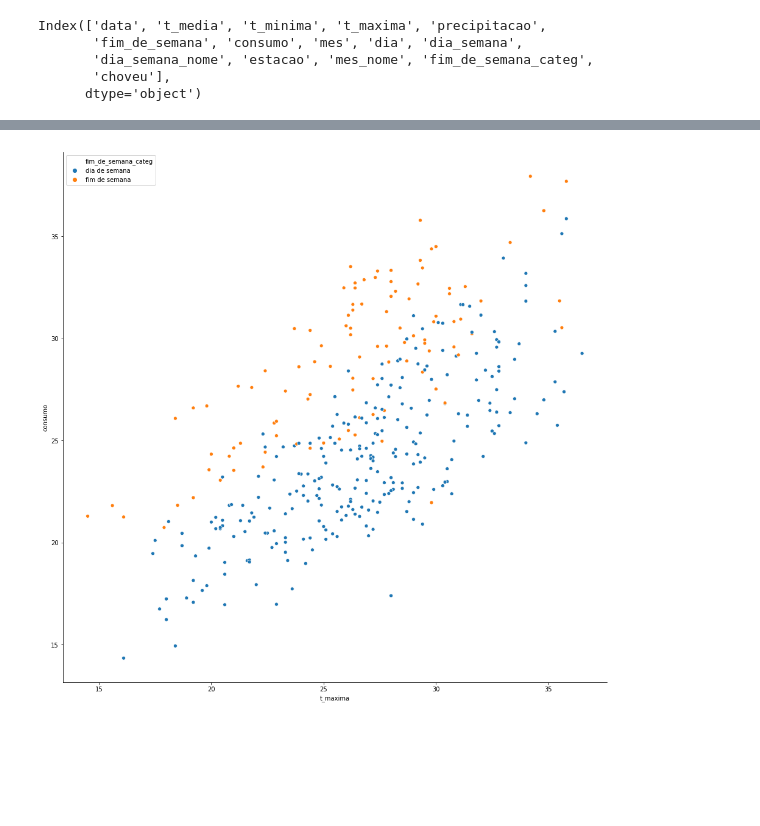
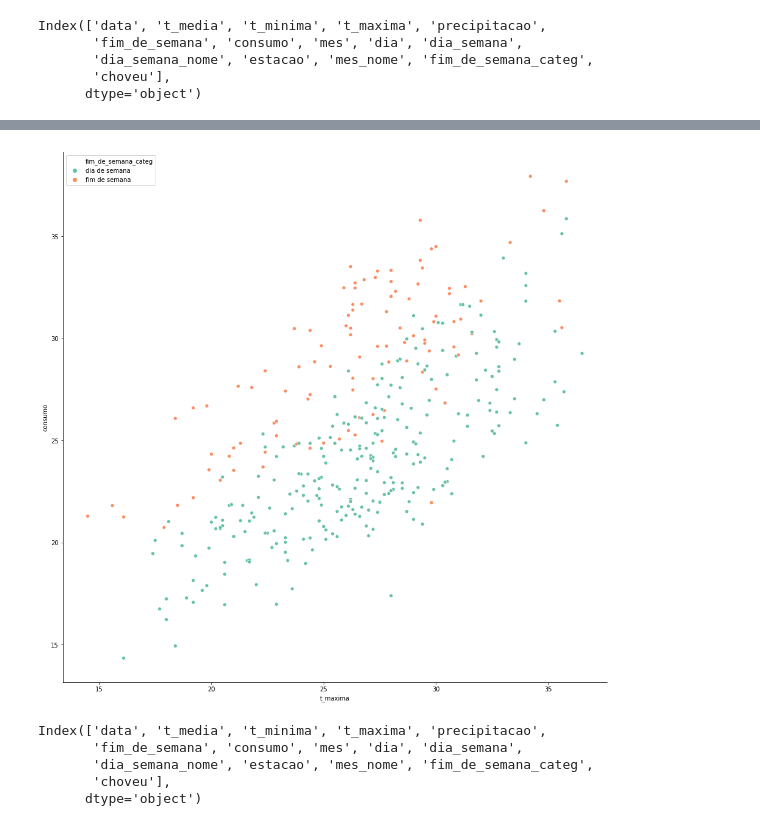
Before and after one commit to lorransr/beer_sp, a Jupyter notebook: beer_analysis.ipynb, the cells around one changed output, grey strips where cells are left out. Saved outputs shown, nothing was run; the diff lists cells and outputs as text; code cells hidden in the pictures; blank space fills up the shorter version.

```diff
--- a/beer_analysis.ipynb
+++ b/beer_analysis.ipynb
@@ -211,13 +211,14 @@ sns.despine()
 # %%
 f, ax = plt.subplots(figsize=(16, 16))
 sns.scatterplot(x = "t_maxima",
                 y="consumo",
                 hue = "fim_de_semana_categ",
+                palette = "Set2",
                 data = df)
 
 sns.despine()
 # %% [output]
-[figure, old version]
+[figure, new version]
 # %%
 from sklearn.compose import ColumnTransformer
 from sklearn.pipeline import Pipeline
@@ -244,4 +246,12 @@ preprocessor = ColumnTransformer(
 # %%
 regr = Pipeline(steps=[('preprocessor', preprocessor),
                       ('regressor', LinearRegression())])
+# %%
+df.columns
+# %% [output]
+Index(['data', 't_media', 't_minima', 't_maxima', 'precipitacao',
+       'fim_de_semana', 'consumo', 'mes', 'dia', 'dia_semana',
+       'dia_semana_nome', 'estacao', 'mes_nome', 'fim_de_semana_categ',
+       'choveu'],
+      dtype='object')
 # %%
```
Also changed, not shown: parts of 14 cells of this notebook.
